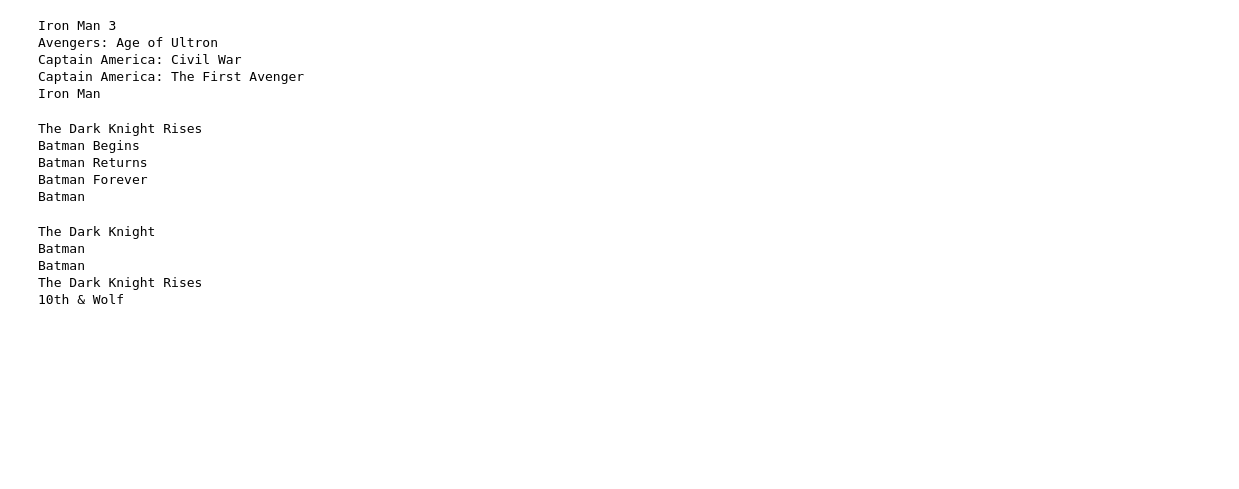
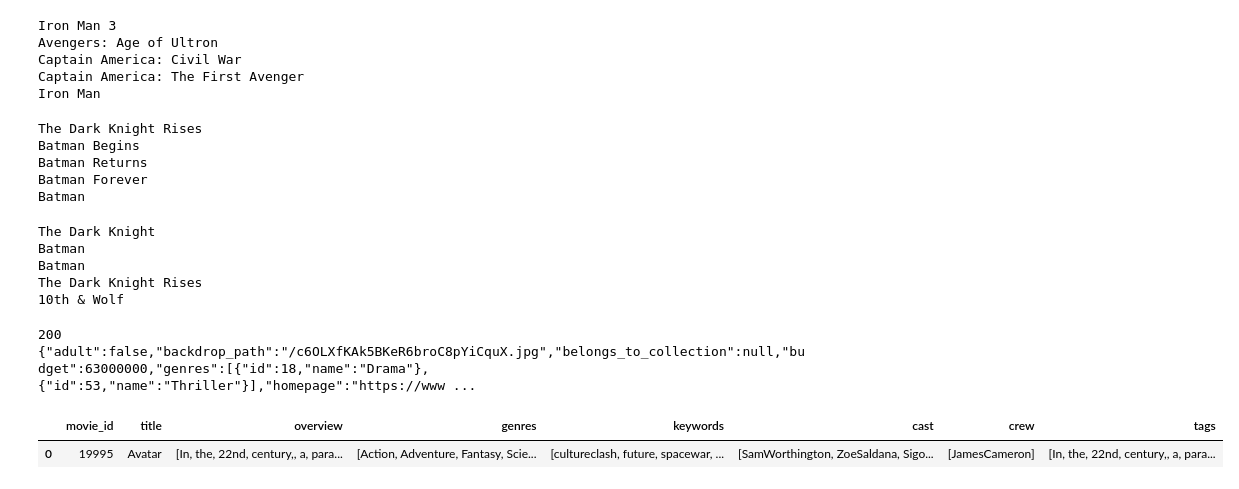
Before and after one commit to Harshita-084/Movie-Recommendation-System, a Jupyter notebook: notebooks/EDA.ipynb, the cells around one changed output. Saved outputs shown, nothing was run; the diff lists cells and outputs as text; code cells hidden in the pictures; blank space fills up the shorter version.

Commit message:
Improved UI and movie details

```diff
--- a/notebooks/EDA.ipynb
+++ b/notebooks/EDA.ipynb
@@ -353,0 +359,19 @@ pickle.dump(similarity, open('similarity.pkl', 'wb'))
+# %%
+import requests
+
+API_KEY = "76347eb36d1bc6d75985fc7abfa26d4c"
+
+url = f"https://api.themoviedb.org/3/movie/550?api_key={API_KEY}"
+
+response = requests.get(url)
+
+print(response.status_code)
+print(response.text)
+# %% [output]
+200
+{"adult":false,"backdrop_path":"/c6OLXfKAk5BKeR6broC8pYiCquX.jpg","belongs_to_collection":null,"budget":63000000,"genres":[{"id":18,"name":"Drama"},{"id":53,"name":"Thriller"}],"homepage":"https://www ...
+# %%
+movies[movies['title'] == 'Avatar']
+# %% [output]
+|  | movie_id | title | overview | genres | keywords | cast | crew | tags |
+| 0 | 19995 | Avatar | [In, the, 22nd, century,, a, para... | [Action, Adventure, Fantasy, Scie... | [cultureclash, future, spacewar, ... | [SamWorthington, ZoeSaldana, Sigo... | [JamesCameron] | [In, the, 22nd, century,, a, para... |
```
Also changed, not shown: parts of 1 cell of this notebook, 2 other files.
